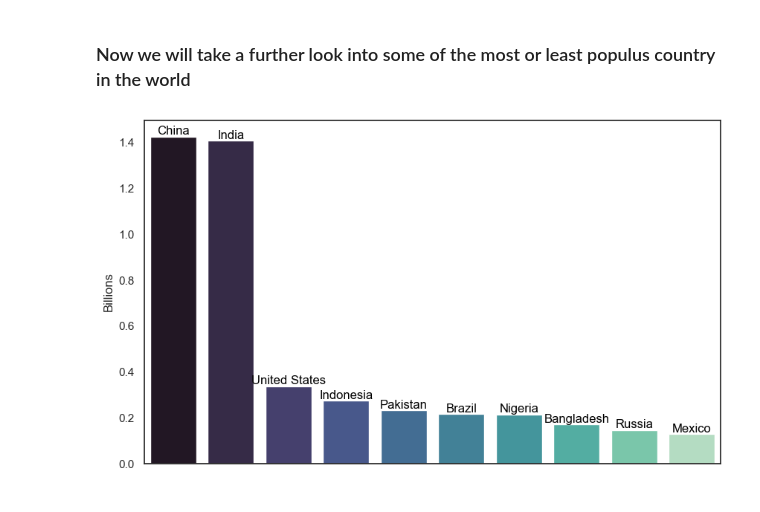
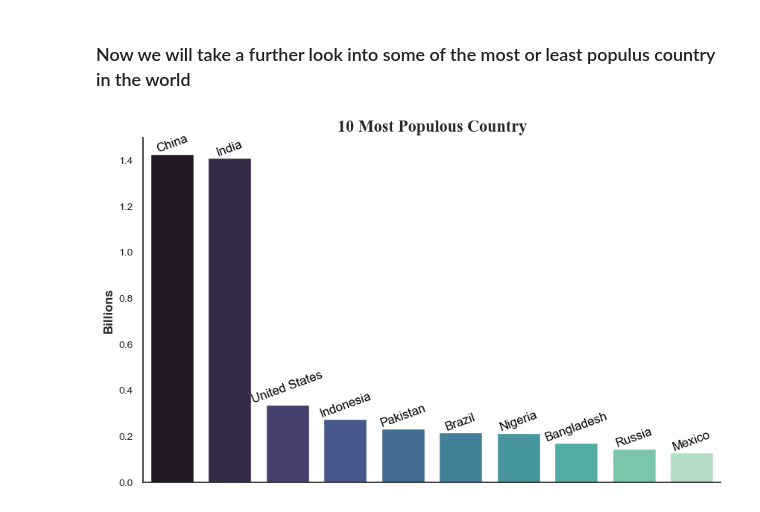
Before and after one commit to Kimballa05/DataVisGlobalWarming, a Jupyter notebook: Faisal_final project_exploratory notebook.ipynb, the cells around one changed output. Drawn from its saved outputs; the diff is of its cells as text; code cells hidden in the pictures.

```diff
--- a/Faisal_final project_exploratory notebook.ipynb
+++ b/Faisal_final project_exploratory notebook.ipynb
@@ -294,27 +295,30 @@ display(chart_output)
 ### Now we will take a further look into some of the most or least populus country in the world
 # %%
 # Adjust population to be in millions for display
+most_populous = final[final['Year'] == 2021].nlargest(10, 'Population')
 most_populous['Population in Billions'] = most_populous['Population'] / 1e9
 
 sns.set_theme(style="white")
+
 # Create a vertical bar plot
 plt.figure(figsize=(10, 6))
-barplot = sns.barplot(y='Population in Billions', x='Country name', data=most_populous, palette="mako", orient='v')
+barplot = sns.barplot(y='Population in Billions', x='Country name', data=most_populous, palette="mako", orient='v', width = 0.75)
 barplot.get_xaxis().set_ticks([])
-
-# Set the title and labels
-plt.title('')
-plt.ylabel('Billions')
+barplot.spines['top'].set_visible(False)
+barplot.spines['right'].set_visible(False)
+plt.title('10 Most Populous Country', fontsize = 16, fontweight='bold', family = 'Times New Roman')
+plt.ylabel('Billions', fontsize=12, fontweight='bold')
 plt.xlabel('')
-
-
+plt.tick_params(axis='y', labelsize=10)
 
 # Add the country name and population number on top of each bar
 for bar, label in zip(barplot.patches, most_populous['Country name']):
     plt.text(bar.get_x() + bar.get_width() / 2, bar.get_height(), label,
-             ha='center', va='bottom', rotation=0, color='black')
+             ha='center', va='bottom', rotation=20, color='black')
+
+
 
 # Show the plot
 plt.show()
 # %% [output]
-[figure, old version]
+[figure, new version]
```
Also changed, not shown: parts of 2 cells of this notebook, 1 other file.
